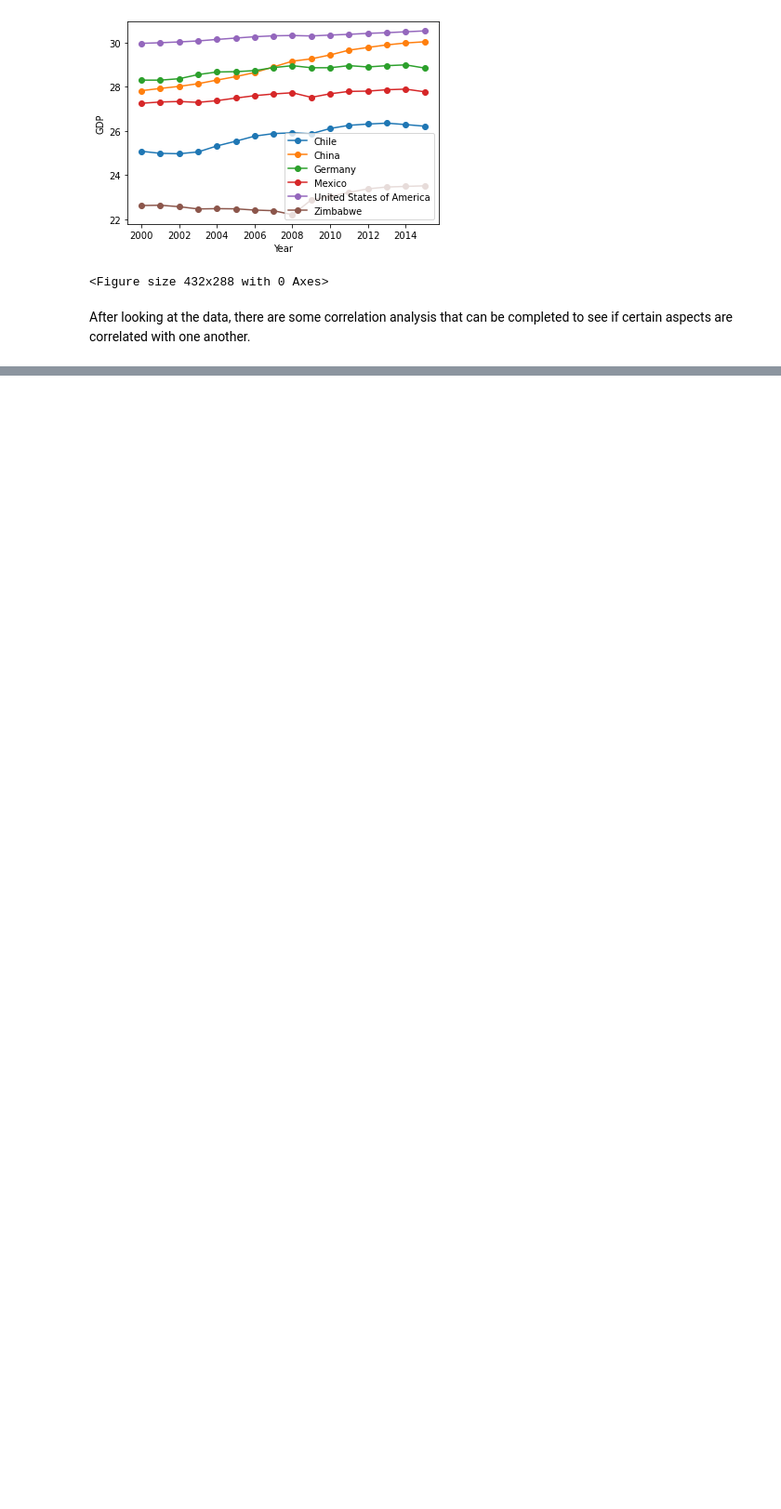
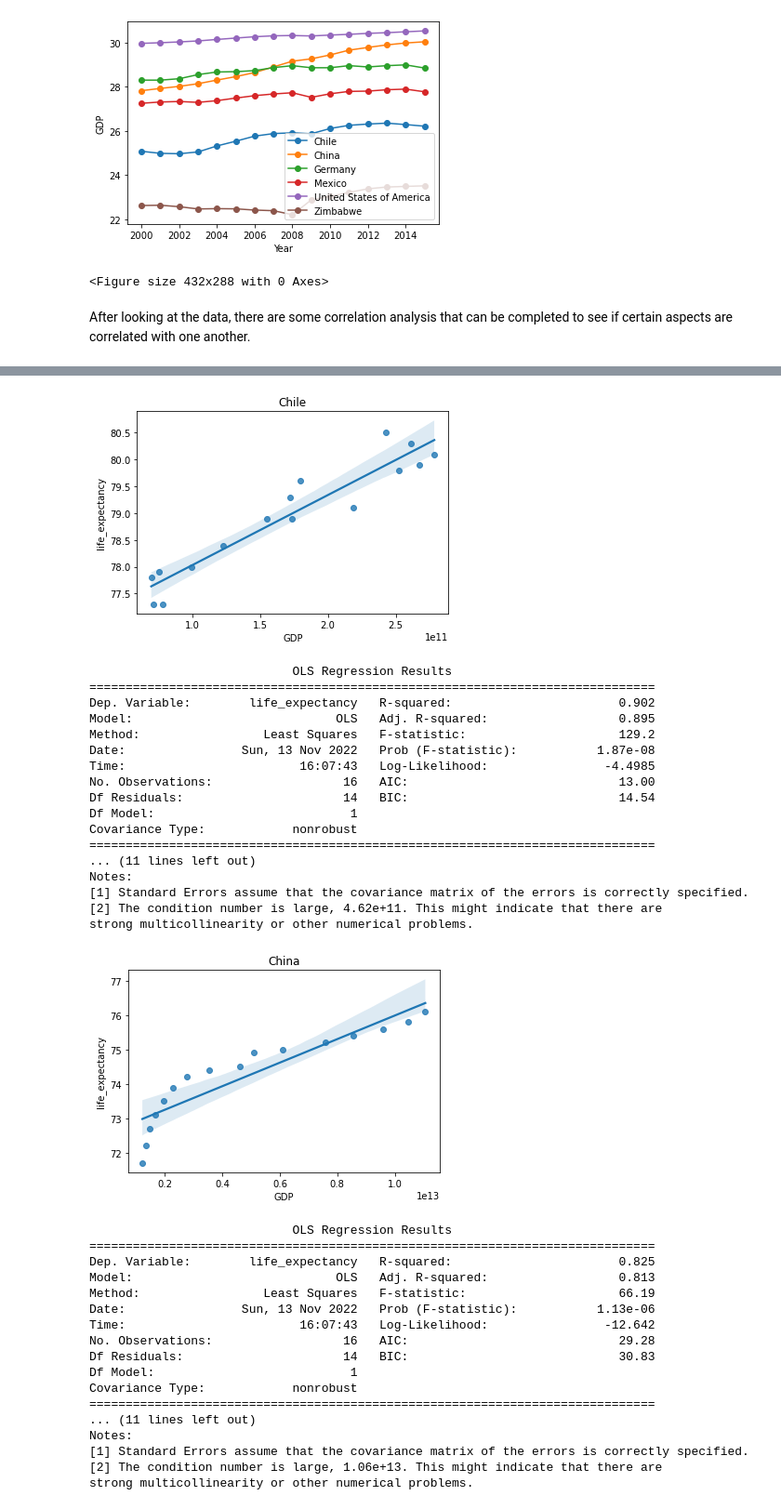
Before and after one commit to yjoanna8/codecademy-data-science, a Jupyter notebook: Life-Expectancy-and-GDP-Starter/life_expectancy_gdp.ipynb, the cells around one changed output, grey strips where cells are left out. Shown at 93% size. Saved outputs shown, nothing was run; the diff lists cells and outputs as text; code cells hidden in the pictures; blank space fills up the shorter version.

```diff
--- a/Life-Expectancy-and-GDP-Starter/life_expectancy_gdp.ipynb
+++ b/Life-Expectancy-and-GDP-Starter/life_expectancy_gdp.ipynb
@@ -103,0 +246,48 @@ After looking at the data, there are some correlation analysis that can be compl
+# %%
+for country in countries:
+    life_expectancy = countries_data[country]['life_expectancy']
+    gdp = countries_data[country]['GDP']
+    ax = sns.regplot(x=gdp, y=life_expectancy, fit_reg=True)
+    plt.title(country)
+    plt.show()
+    plt.clf()
+    x = sm.add_constant(gdp) # adding a constant
+    lm = sm.OLS(life_expectancy,x).fit() # fitting the model
+    print(lm.summary())
+# %% [output]
+[figure, added]
+                            OLS Regression Results
+==============================================================================
+Dep. Variable:        life_expectancy   R-squared:                       0.902
+Model:                            OLS   Adj. R-squared:                  0.895
+Method:                 Least Squares   F-statistic:                     129.2
+Date:                Sun, 13 Nov 2022   Prob (F-statistic):           1.87e-08
+Time:                        16:07:43   Log-Likelihood:                -4.4985
+No. Observations:                  16   AIC:                             13.00
+Df Residuals:                      14   BIC:                             14.54
+Df Model:                           1
+Covariance Type:            nonrobust
+==============================================================================
+... (11 lines left out)
+Notes:
+[1] Standard Errors assume that the covariance matrix of the errors is correctly specified.
+[2] The condition number is large, 4.62e+11. This might indicate that there are
+strong multicollinearity or other numerical problems.
+[figure, added]
+                            OLS Regression Results
+==============================================================================
+Dep. Variable:        life_expectancy   R-squared:                       0.825
+Model:                            OLS   Adj. R-squared:                  0.813
+Method:                 Least Squares   F-statistic:                     66.19
+Date:                Sun, 13 Nov 2022   Prob (F-statistic):           1.13e-06
+Time:                        16:07:43   Log-Likelihood:                -12.642
+No. Observations:                  16   AIC:                             29.28
+Df Residuals:                      14   BIC:                             30.83
+Df Model:                           1
+Covariance Type:            nonrobust
+==============================================================================
+... (11 lines left out)
+Notes:
+[1] Standard Errors assume that the covariance matrix of the errors is correctly specified.
+[2] The condition number is large, 1.06e+13. This might indicate that there are
+strong multicollinearity or other numerical problems.
```
Also changed, not shown: parts of 8 cells of this notebook, 1 other file.
